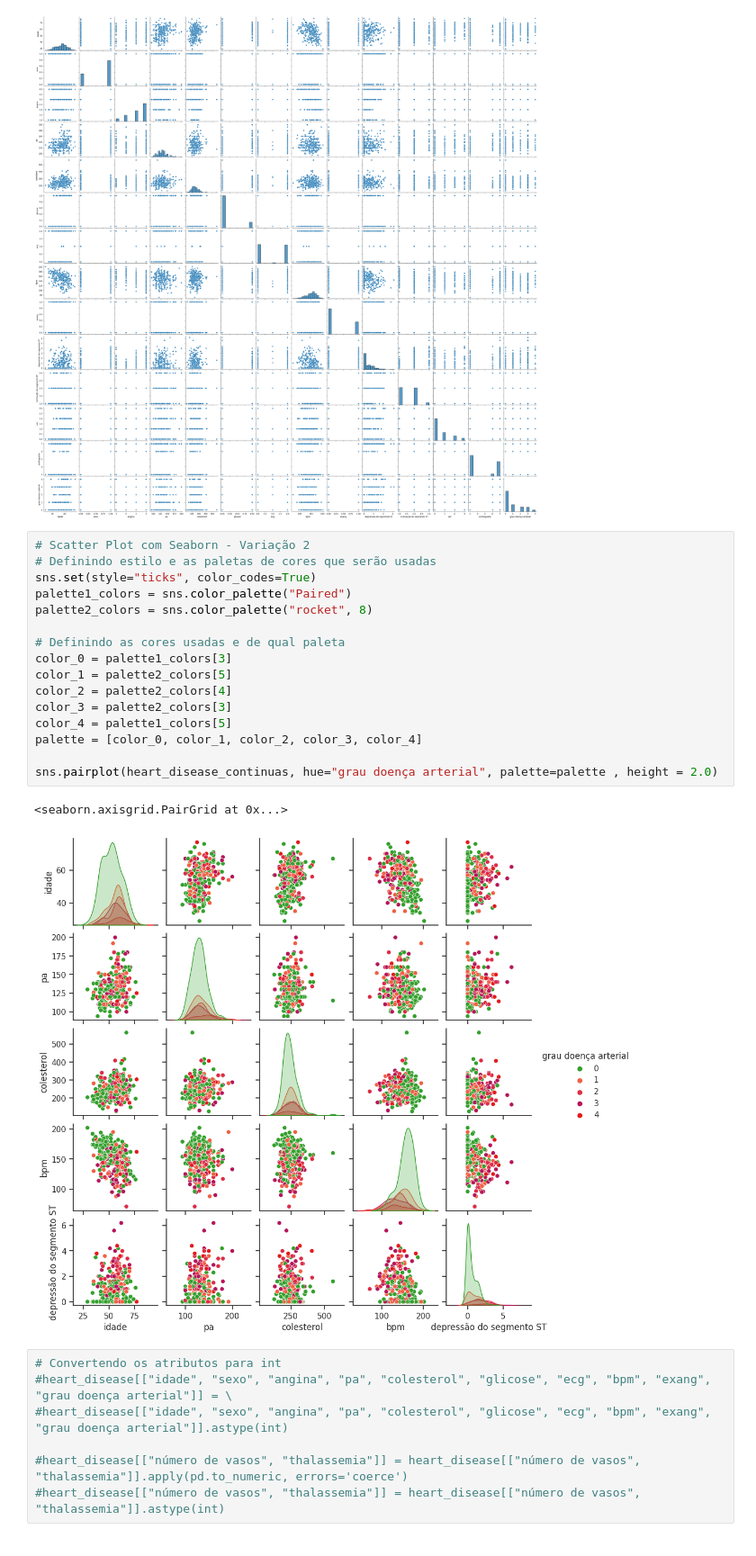
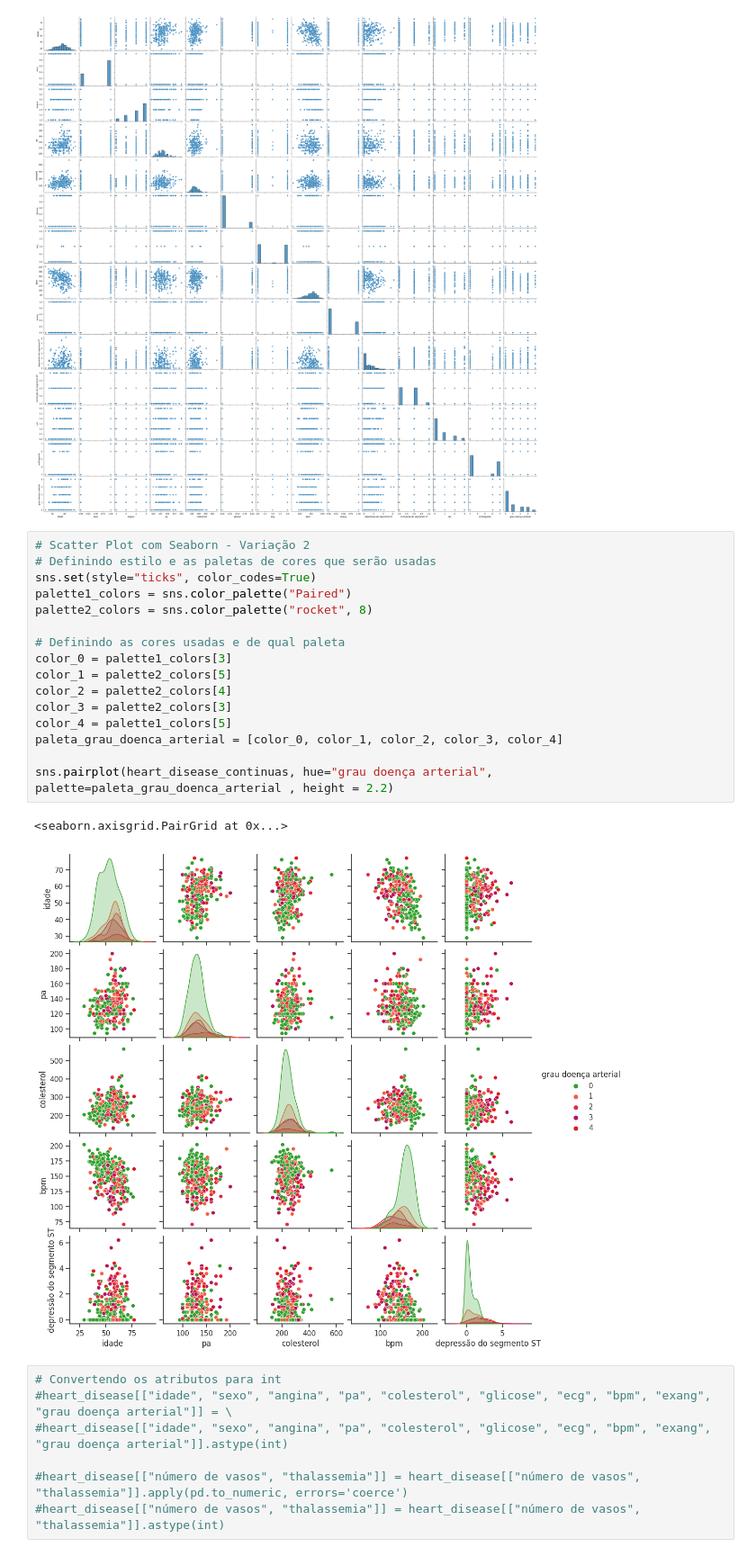
Before and after one commit to Z3Gu1/Notebooks, a Jupyter notebook: Coracao.ipynb, the cells around one changed output. Shown at 90% size. Cells and saved outputs as stored; diff of their text form.

```diff
--- a/Coracao.ipynb
+++ b/Coracao.ipynb
@@ -399,22 +399,22 @@ sns.pairplot(heart_disease)
 # %%
 # Scatter Plot com Seaborn - Variação 2
 # Definindo estilo e as paletas de cores que serão usadas
 sns.set(style="ticks", color_codes=True)
 palette1_colors = sns.color_palette("Paired")
 palette2_colors = sns.color_palette("rocket", 8)
 
 # Definindo as cores usadas e de qual paleta
 color_0 = palette1_colors[3]
 color_1 = palette2_colors[5]
 color_2 = palette2_colors[4]
 color_3 = palette2_colors[3]
 color_4 = palette1_colors[5]
-palette = [color_0, color_1, color_2, color_3, color_4]
+paleta_grau_doenca_arterial = [color_0, color_1, color_2, color_3, color_4]
 
-sns.pairplot(heart_disease_continuas, hue="grau doença arterial", palette=palette , height = 2.0)
+sns.pairplot(heart_disease_continuas, hue="grau doença arterial", palette=paleta_grau_doenca_arterial , height = 2.2)
 # %% [output]
 <seaborn.axisgrid.PairGrid at 0x...>
-[figure, old version]
+[figure, new version]
 # %%
 # Convertendo os atributos para int
 #heart_disease[["idade", "sexo", "angina", "pa", "colesterol", "glicose", "ecg", "bpm", "exang", "grau doença arterial"]] = \
```
Also changed, not shown: parts of 1 cell of this notebook.
